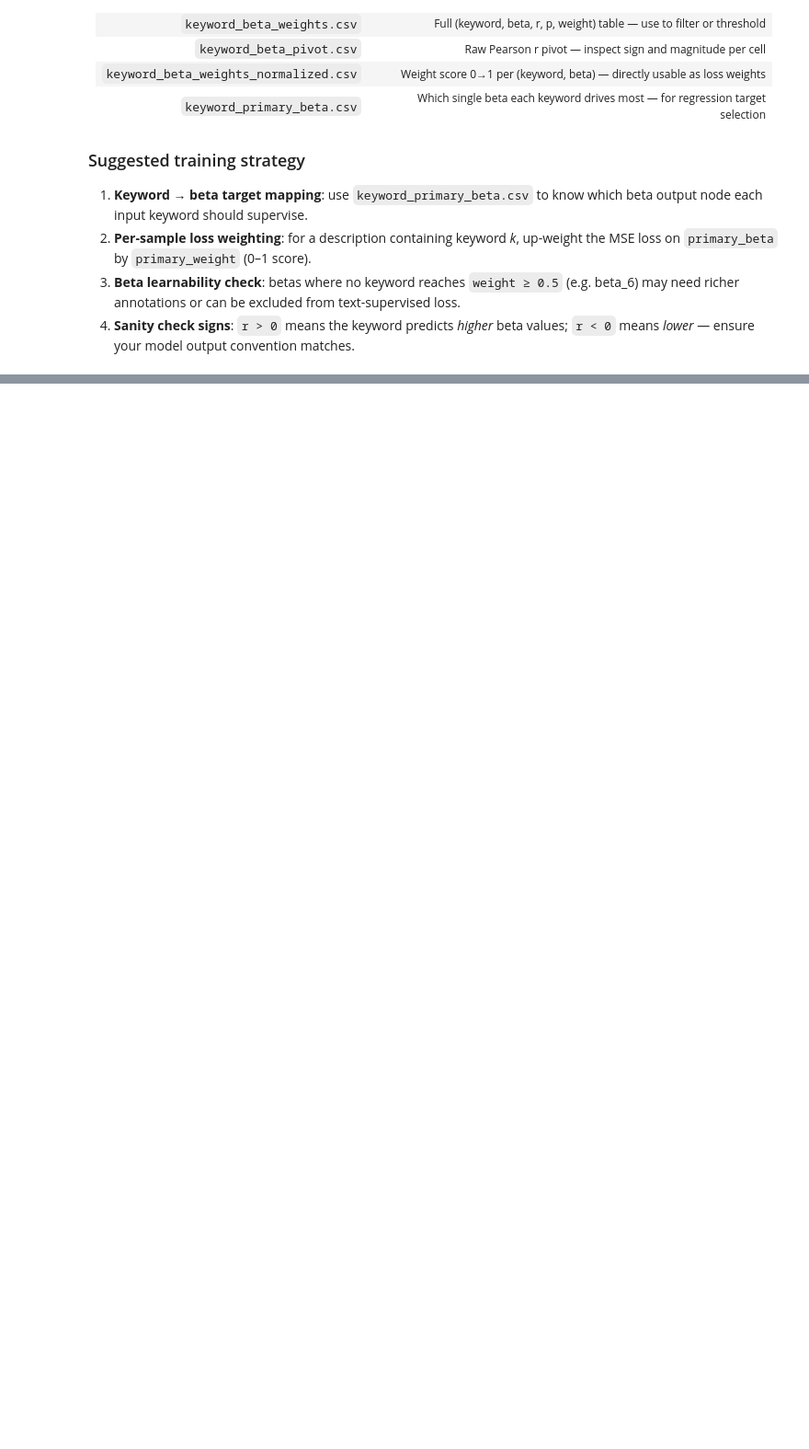
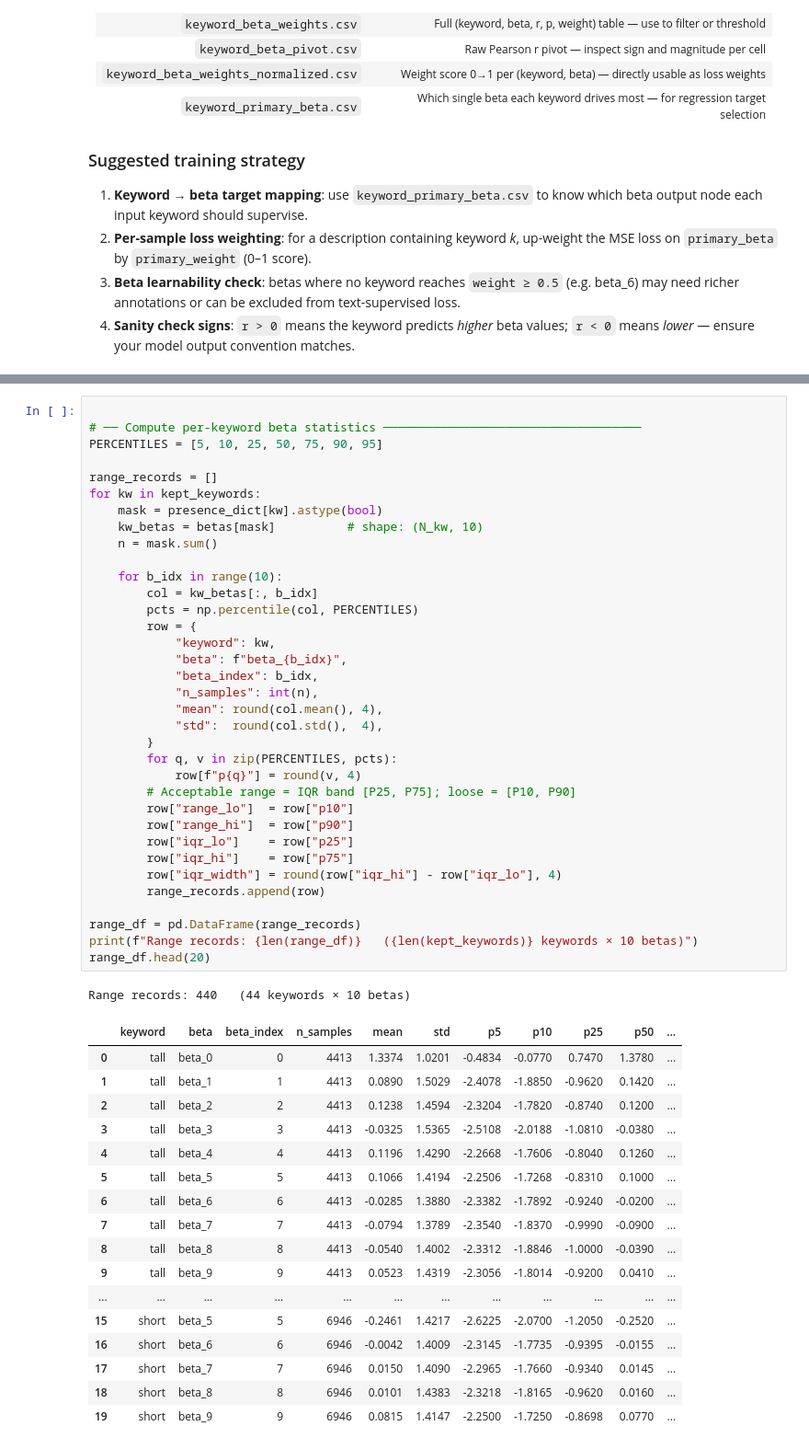
Before and after one commit to davidlai0522/BodyShapeGPT, a Jupyter notebook: scripts/body_shape_analysis.ipynb, the cells around one changed output, grey strips where cells are left out. Shown at 92% size. Saved outputs shown, nothing was run; the diff lists cells and outputs as text; blank space fills up the shorter version.

```diff
--- a/scripts/body_shape_analysis.ipynb
+++ b/scripts/body_shape_analysis.ipynb
@@ -579,0 +593,54 @@ Saved primary-beta table     → /home/schaeffler-pte-ltd/david_ws/BodyShapeGPT/
+# %%
+
+# ── Compute per-keyword beta statistics ────────────────────────────────────
+PERCENTILES = [5, 10, 25, 50, 75, 90, 95]
+
+range_records = []
+for kw in kept_keywords:
+    mask = presence_dict[kw].astype(bool)
+    kw_betas = betas[mask]          # shape: (N_kw, 10)
+    n = mask.sum()
+
+    for b_idx in range(10):
+        col = kw_betas[:, b_idx]
+        pcts = np.percentile(col, PERCENTILES)
+        row = {
+            "keyword": kw,
+            "beta": f"beta_{b_idx}",
+            "beta_index": b_idx,
+            "n_samples": int(n),
+            "mean": round(col.mean(), 4),
+            "std":  round(col.std(),  4),
+        }
+        for q, v in zip(PERCENTILES, pcts):
+            row[f"p{q}"] = round(v, 4)
+        # Acceptable range = IQR band [P25, P75]; loose = [P10, P90]
+        row["range_lo"]  = row["p10"]
+        row["range_hi"]  = row["p90"]
+        row["iqr_lo"]    = row["p25"]
+        row["iqr_hi"]    = row["p75"]
+        row["iqr_width"] = round(row["iqr_hi"] - row["iqr_lo"], 4)
+        range_records.append(row)
+
+range_df = pd.DataFrame(range_records)
+print(f"Range records: {len(range_df)}   ({len(kept_keywords)} keywords × 10 betas)")
+range_df.head(20)
+# %% [output]
+Range records: 440   (44 keywords × 10 betas)
+|  | keyword | beta | beta_index | n_samples | mean | std | p5 | p10 | p25 | p50 | ... |
+| 0 | tall | beta_0 | 0 | 4413 | 1.3374 | 1.0201 | -0.4834 | -0.0770 | 0.7470 | 1.3780 | ... |
+| 1 | tall | beta_1 | 1 | 4413 | 0.0890 | 1.5029 | -2.4078 | -1.8850 | -0.9620 | 0.1420 | ... |
+| 2 | tall | beta_2 | 2 | 4413 | 0.1238 | 1.4594 | -2.3204 | -1.7820 | -0.8740 | 0.1200 | ... |
+| 3 | tall | beta_3 | 3 | 4413 | -0.0325 | 1.5365 | -2.5108 | -2.0188 | -1.0810 | -0.0380 | ... |
+| 4 | tall | beta_4 | 4 | 4413 | 0.1196 | 1.4290 | -2.2668 | -1.7606 | -0.8040 | 0.1260 | ... |
+| 5 | tall | beta_5 | 5 | 4413 | 0.1066 | 1.4194 | -2.2506 | -1.7268 | -0.8310 | 0.1000 | ... |
+| 6 | tall | beta_6 | 6 | 4413 | -0.0285 | 1.3880 | -2.3382 | -1.7892 | -0.9240 | -0.0200 | ... |
+| 7 | tall | beta_7 | 7 | 4413 | -0.0794 | 1.3789 | -2.3540 | -1.8370 | -0.9990 | -0.0900 | ... |
+| 8 | tall | beta_8 | 8 | 4413 | -0.0540 | 1.4002 | -2.3312 | -1.8846 | -1.0000 | -0.0390 | ... |
+| 9 | tall | beta_9 | 9 | 4413 | 0.0523 | 1.4319 | -2.3056 | -1.8014 | -0.9200 | 0.0410 | ... |
+| ... | ... | ... | ... | ... | ... | ... | ... | ... | ... | ... | ... |
+| 15 | short | beta_5 | 5 | 6946 | -0.2461 | 1.4217 | -2.6225 | -2.0700 | -1.2050 | -0.2520 | ... |
+| 16 | short | beta_6 | 6 | 6946 | -0.0042 | 1.4009 | -2.3145 | -1.7735 | -0.9395 | -0.0155 | ... |
+| 17 | short | beta_7 | 7 | 6946 | 0.0150 | 1.4090 | -2.2965 | -1.7660 | -0.9340 | 0.0145 | ... |
+| 18 | short | beta_8 | 8 | 6946 | 0.0101 | 1.4383 | -2.3218 | -1.8165 | -0.9620 | 0.0160 | ... |
+| 19 | short | beta_9 | 9 | 6946 | 0.0815 | 1.4147 | -2.2500 | -1.7250 | -0.8698 | 0.0770 | ... |
```
Also changed, not shown: parts of 5 cells of this notebook, 11 other files.
